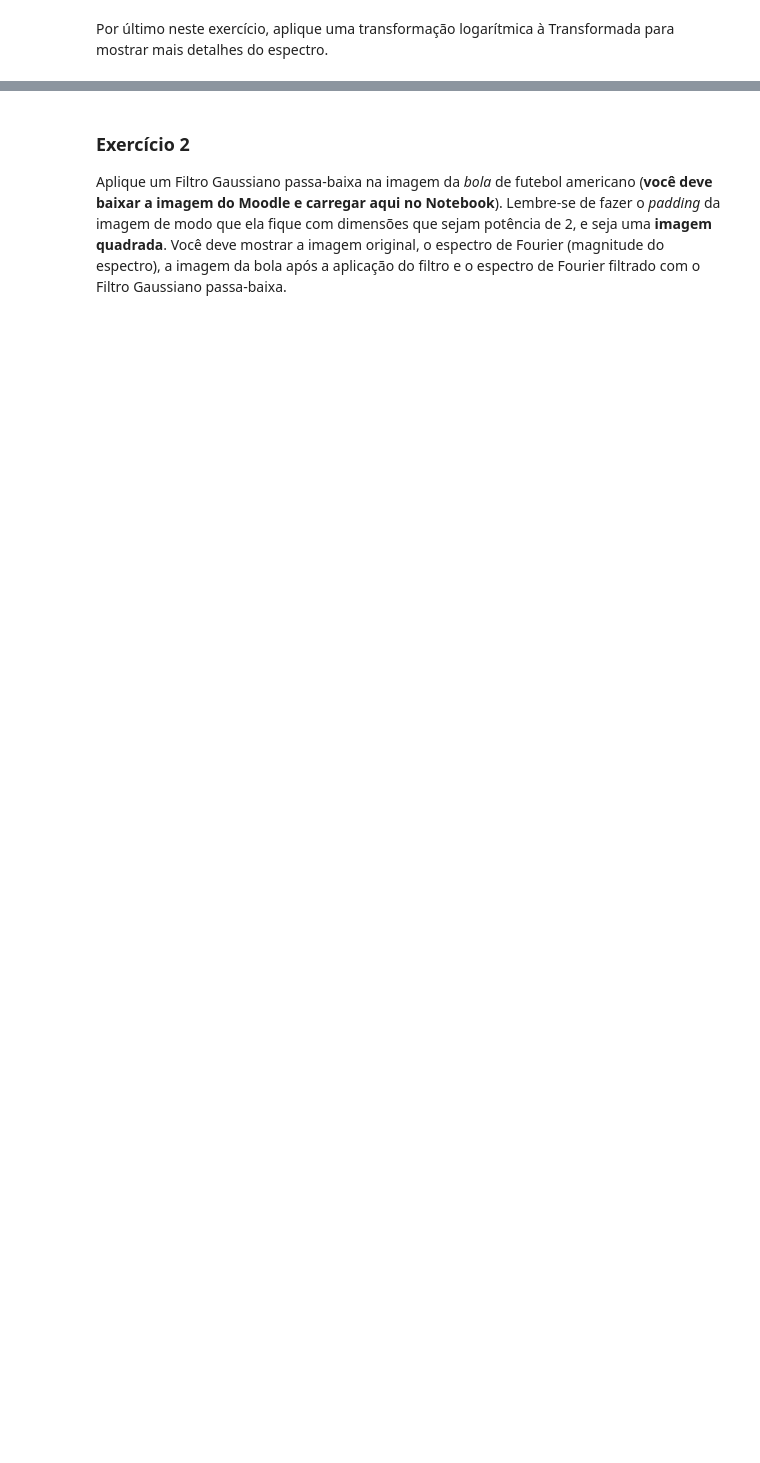
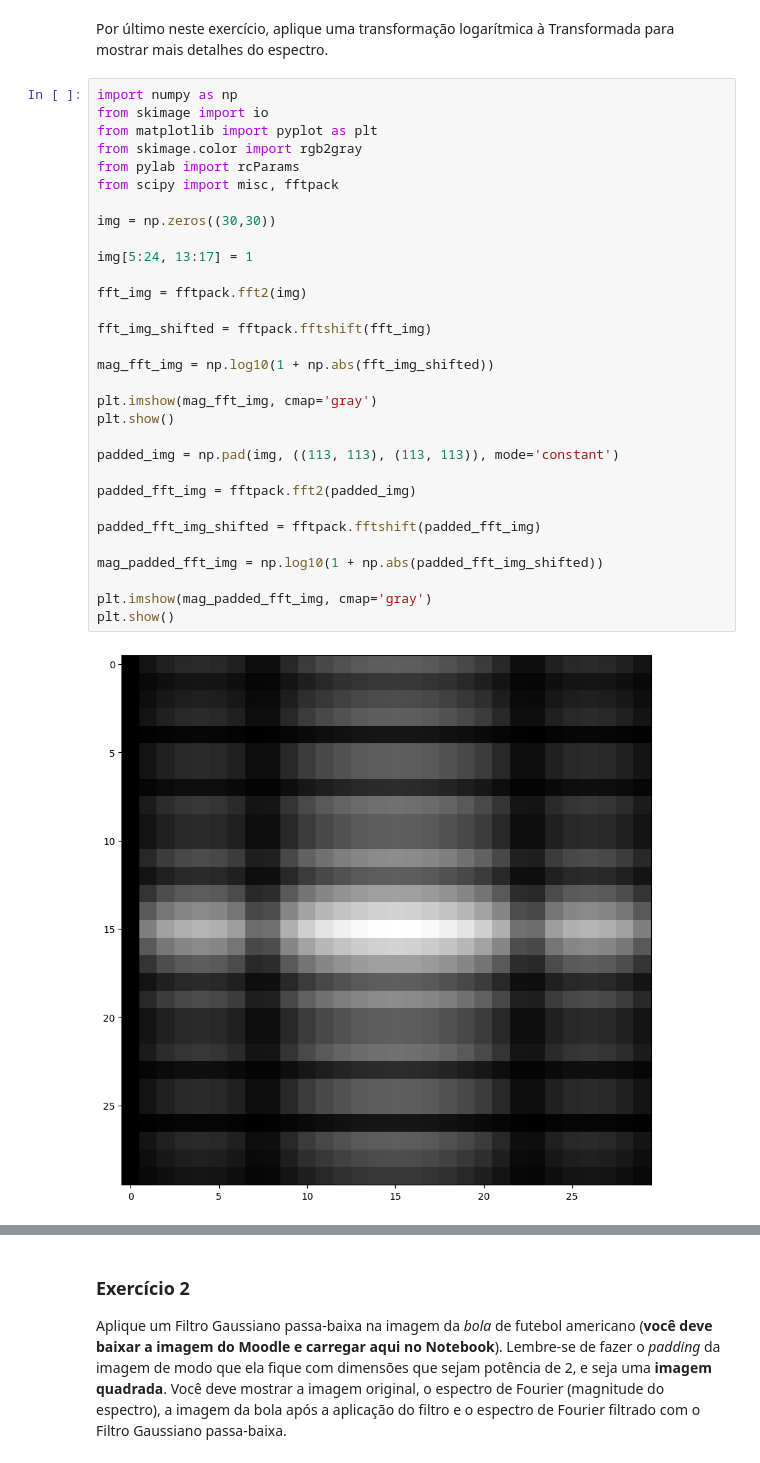
Before and after one commit to profmariomenezes/compvis-filtros-espaciais-e-de-frequencia-20231-dedekamiwada, a Jupyter notebook: 03_Filtros_Frequencia_scikit_image_para_alunos.ipynb, the cells around one changed output, grey strips where cells are left out. Saved outputs shown, nothing was run; the diff lists cells and outputs as text; blank space fills up the shorter version.

```diff
--- a/03_Filtros_Frequencia_scikit_image_para_alunos.ipynb
+++ b/03_Filtros_Frequencia_scikit_image_para_alunos.ipynb
@@ -149,2 +226,35 @@ Agora faça um *shift* da Transformada, reposicionando-a, de modo que a origem f
 # %% [markdown]
 Por último neste exercício, aplique uma transformação logarítmica à Transformada para mostrar mais detalhes do espectro.
+# %%
+import numpy as np
+from skimage import io
+from matplotlib import pyplot as plt
+from skimage.color import rgb2gray
+from pylab import rcParams
+from scipy import misc, fftpack
+
+img = np.zeros((30,30))
+
+img[5:24, 13:17] = 1
+
+fft_img = fftpack.fft2(img)
+
+fft_img_shifted = fftpack.fftshift(fft_img)
+
+mag_fft_img = np.log10(1 + np.abs(fft_img_shifted))
+
+plt.imshow(mag_fft_img, cmap='gray')
+plt.show()
+
+padded_img = np.pad(img, ((113, 113), (113, 113)), mode='constant')
+
+padded_fft_img = fftpack.fft2(padded_img)
+
+padded_fft_img_shifted = fftpack.fftshift(padded_fft_img)
+
+mag_padded_fft_img = np.log10(1 + np.abs(padded_fft_img_shifted))
+
+plt.imshow(mag_padded_fft_img, cmap='gray')
+plt.show()
+# %% [output]
+[figure, added]
```
Also changed, not shown: parts of 9 cells of this notebook.
